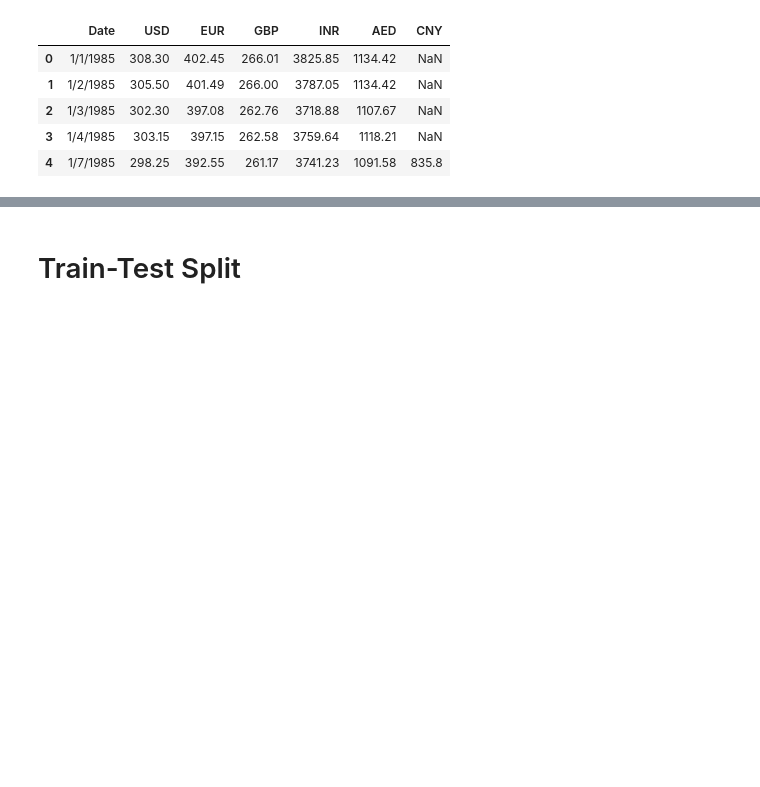
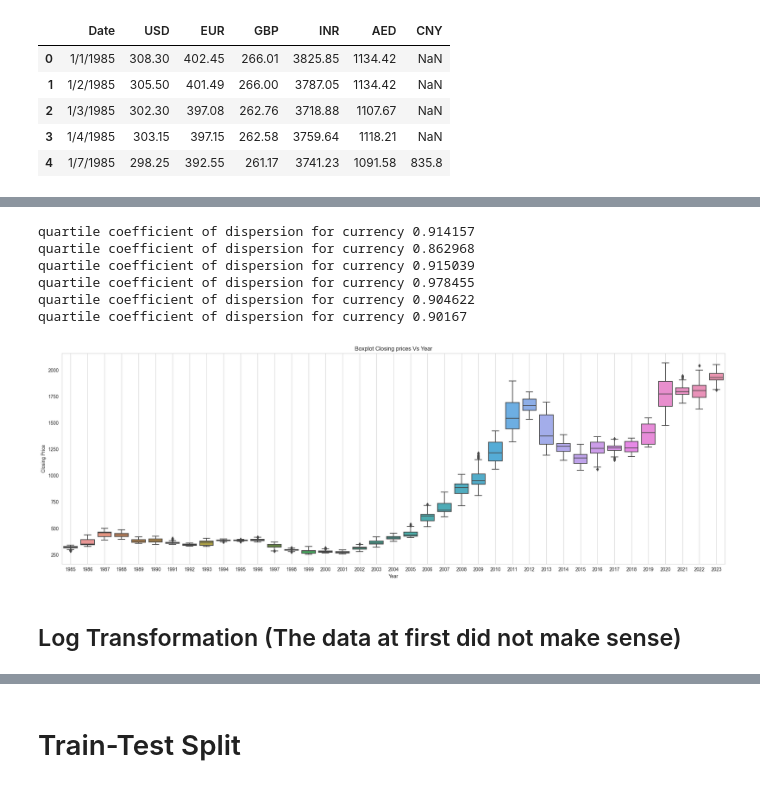
Before and after one commit to KhushbooVarma/Capstone-Project, a Jupyter notebook: Gold-Rate3.ipynb, the cells around one changed output, grey strips where cells are left out. Cells and saved outputs as stored; diff of their text form; code cells hidden in the pictures; blank space fills up the shorter version.

Commit message:
Logarithmic transformation added

```diff
--- a/Gold-Rate3.ipynb
+++ b/Gold-Rate3.ipynb
@@ -122,0 +170,25 @@ df.set_index('Date', inplace=True)
+# %%
+qcd_variance(daily_gold_rate['USD'])
+qcd_variance(daily_gold_rate['EUR'])
+qcd_variance(daily_gold_rate['GBP'])
+qcd_variance(daily_gold_rate['INR'])
+qcd_variance(daily_gold_rate['AED'])
+qcd_variance(daily_gold_rate['CNY'])
+# %% [output]
+quartile coefficient of dispersion for currency 0.914157
+quartile coefficient of dispersion for currency 0.862968
+quartile coefficient of dispersion for currency 0.915039
+quartile coefficient of dispersion for currency 0.978455
+quartile coefficient of dispersion for currency 0.904622
+quartile coefficient of dispersion for currency 0.90167
+# %%
+_, ax=plt.subplots(figsize=(25,8))
+sns.boxplot(x=daily_gold_rate.index.year, y=daily_gold_rate.values[:,0],ax=ax)
+plt.title('Boxplot Closing prices Vs Year')
+plt.xlabel('Year')
+plt.ylabel('Closing Price')
+plt.grid()
+# %% [output]
+[figure, added]
+# %% [markdown]
+## Log Transformation (The data at first did not make sense)
```
Also changed, not shown: parts of 31 cells of this notebook.
